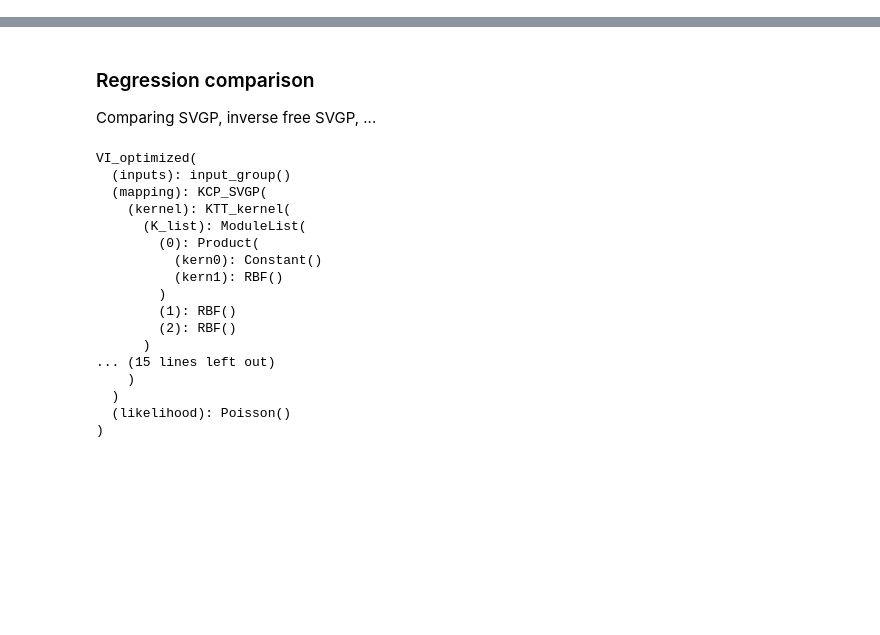
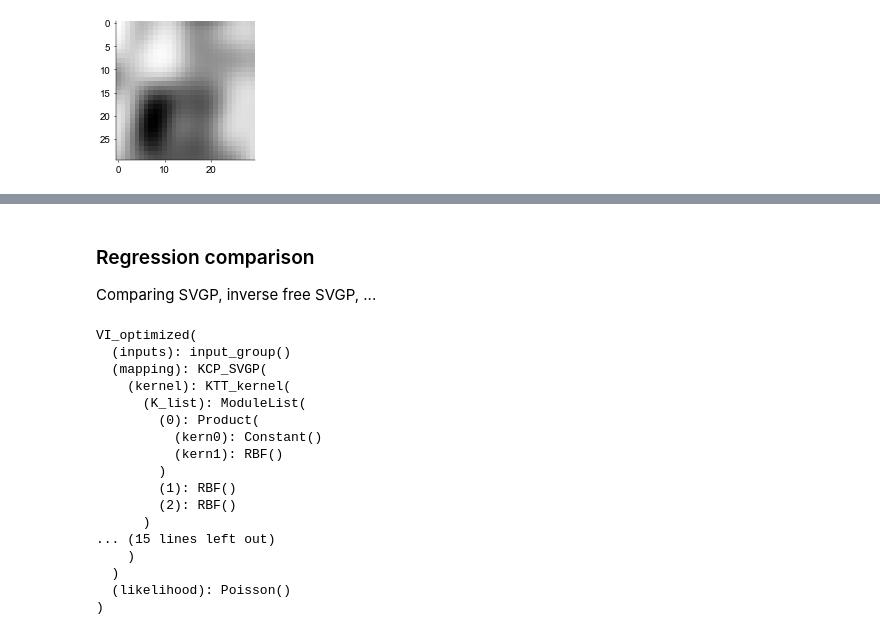
Before and after one commit to davindicode/nonparametric-nonrenewal-process, a Jupyter notebook: notebooks/GP.ipynb, the cells around one changed output, grey strips where cells are left out. Drawn from its saved outputs; the diff is of its cells as text; code cells hidden in the pictures; blank space fills up the shorter version.

```diff
--- a/notebooks/GP.ipynb
+++ b/notebooks/GP.ipynb
@@ -41,0 +92,8 @@ This notebook contains code for:
+# %%
+tr = 2
+n = 0
+
+plt.imshow(qf_x[..., tr, n])
+plt.show()
+# %% [output]
+[figure, added]
```
Also changed, not shown: parts of 9 cells of this notebook, 29 other files.
